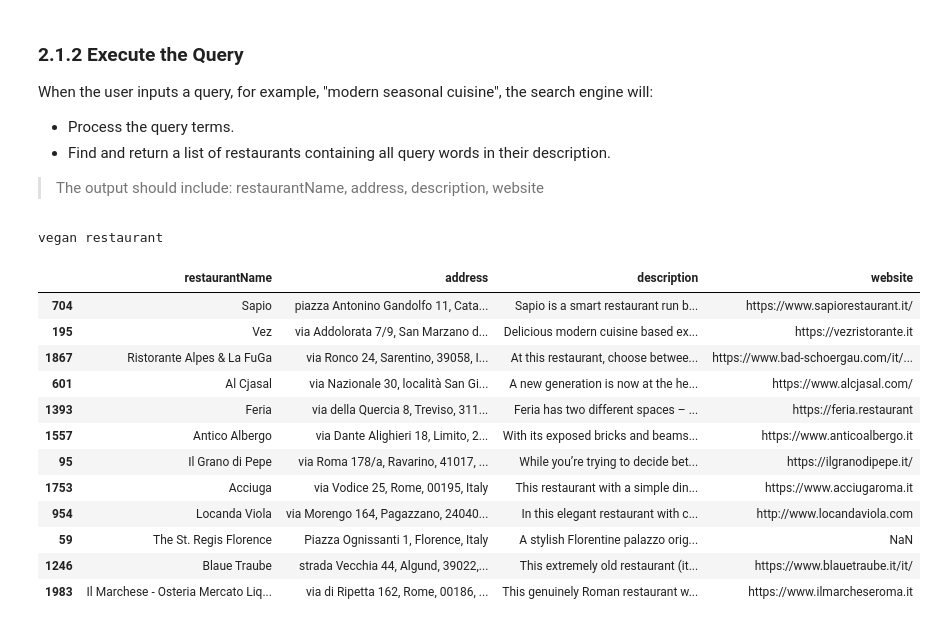
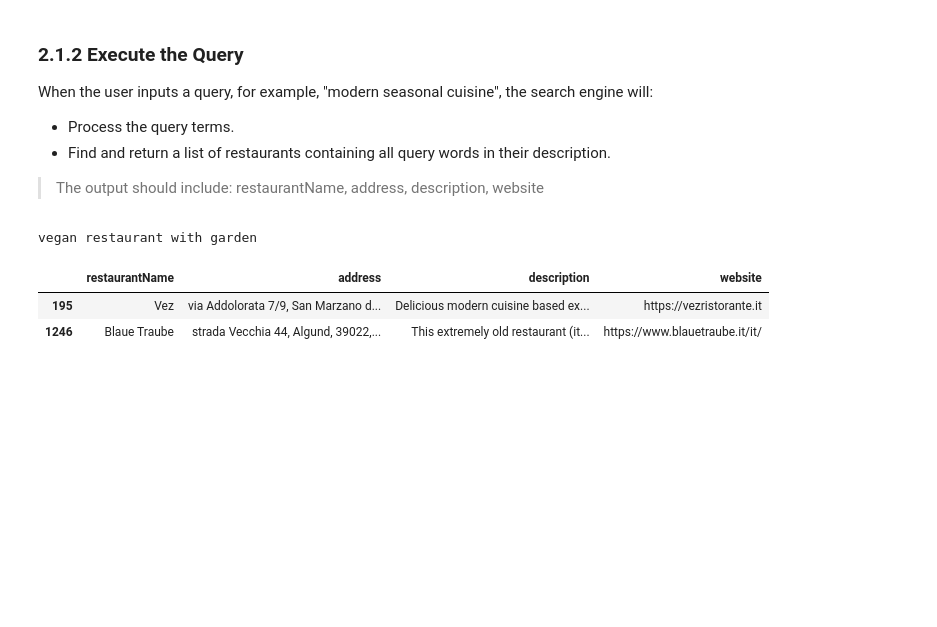
Before and after one commit to saifali03/ADM_HW3, a Jupyter notebook: main.ipynb, the cells around one changed output. Drawn from its saved outputs; the diff is of its cells as text; code cells hidden in the pictures; blank space fills up the shorter version.

```diff
--- a/main.ipynb
+++ b/main.ipynb
@@ -497,21 +497,10 @@ def load_inverted_index(json_file):
 # %%
 dictionary = load_dictionary('vocabulary.csv')
 inverted_index = load_inverted_index('inverted_index.json')
-
-query = input(' Input Your Query: ')
-conjuntive_query(query, dictionary, inverted_index)
+query = input('Input your query')
+conjuntive_query(query, dictionary,inverted_index)
 # %% [output]
-vegan restaurant
+vegan restaurant with garden
 |  | restaurantName | address | description | website |
-| 704 | Sapio | piazza Antonino Gandolfo 11, Cata... | Sapio is a smart restaurant run b... | https://www.sapiorestaurant.it/ |
 | 195 | Vez | via Addolorata 7/9, San Marzano d... | Delicious modern cuisine based ex... | https://vezristorante.it |
-| 1867 | Ristorante Alpes & La FuGa | via Ronco 24, Sarentino, 39058, I... | At this restaurant, choose betwee... | https://www.bad-schoergau.com/it/... |
-| 601 | Al Cjasal | via Nazionale 30, località San Gi... | A new generation is now at the he... | https://www.alcjasal.com/ |
-| 1393 | Feria | via della Quercia 8, Treviso, 311... | Feria has two different spaces – ... | https://feria.restaurant |
-| 1557 | Antico Albergo | via Dante Alighieri 18, Limito, 2... | With its exposed bricks and beams... | https://www.anticoalbergo.it |
-| 95 | Il Grano di Pepe | via Roma 178/a, Ravarino, 41017, ... | While you’re trying to decide bet... | https://ilgranodipepe.it/ |
-| 1753 | Acciuga | via Vodice 25, Rome, 00195, Italy | This restaurant with a simple din... | https://www.acciugaroma.it |
-| 954 | Locanda Viola | via Morengo 164, Pagazzano, 24040... | In this elegant restaurant with c... | http://www.locandaviola.com |
-| 59 | The St. Regis Florence | Piazza Ognissanti 1, Florence, Italy | A stylish Florentine palazzo orig... | NaN |
 | 1246 | Blaue Traube | strada Vecchia 44, Algund, 39022,... | This extremely old restaurant (it... | https://www.blauetraube.it/it/ |
-| 1983 | Il Marchese - Osteria Mercato Liq... | via di Ripetta 162, Rome, 00186, ... | This genuinely Roman restaurant w... | https://www.ilmarcheseroma.it |
```
